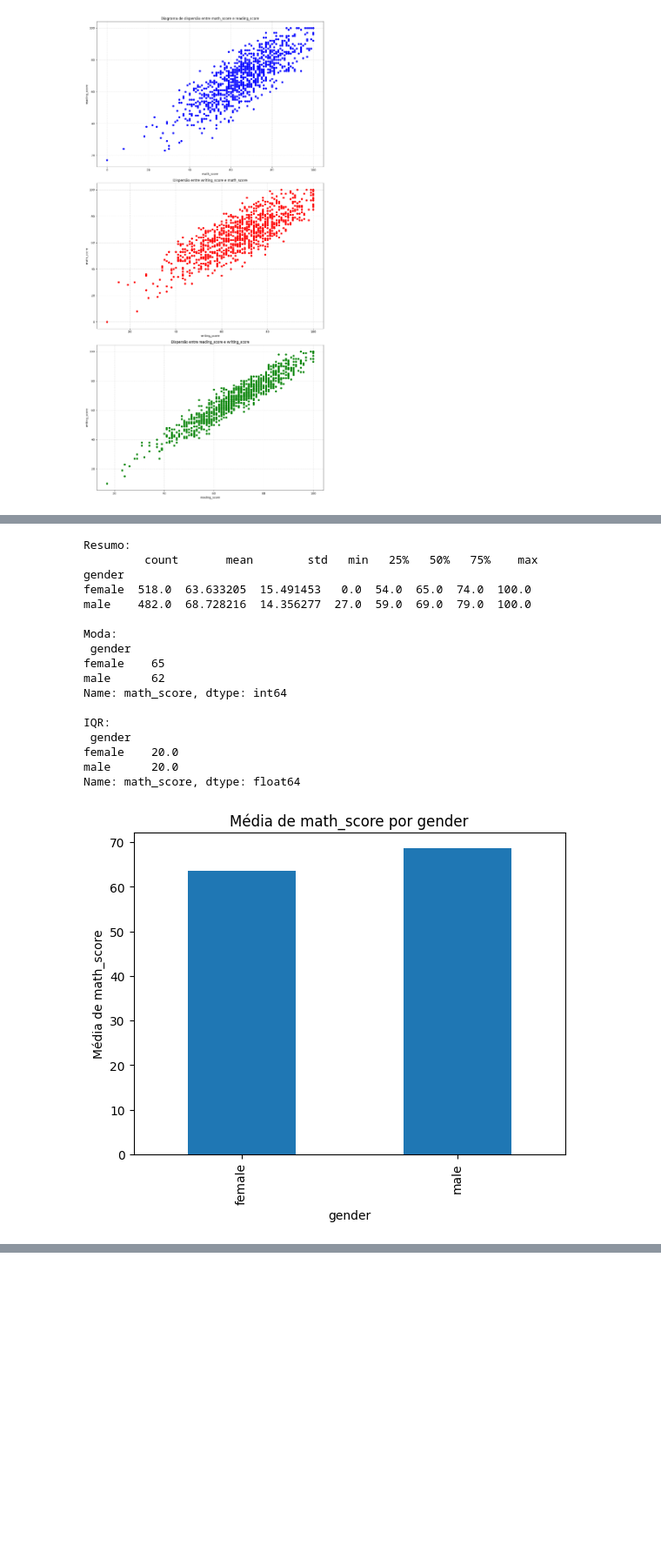
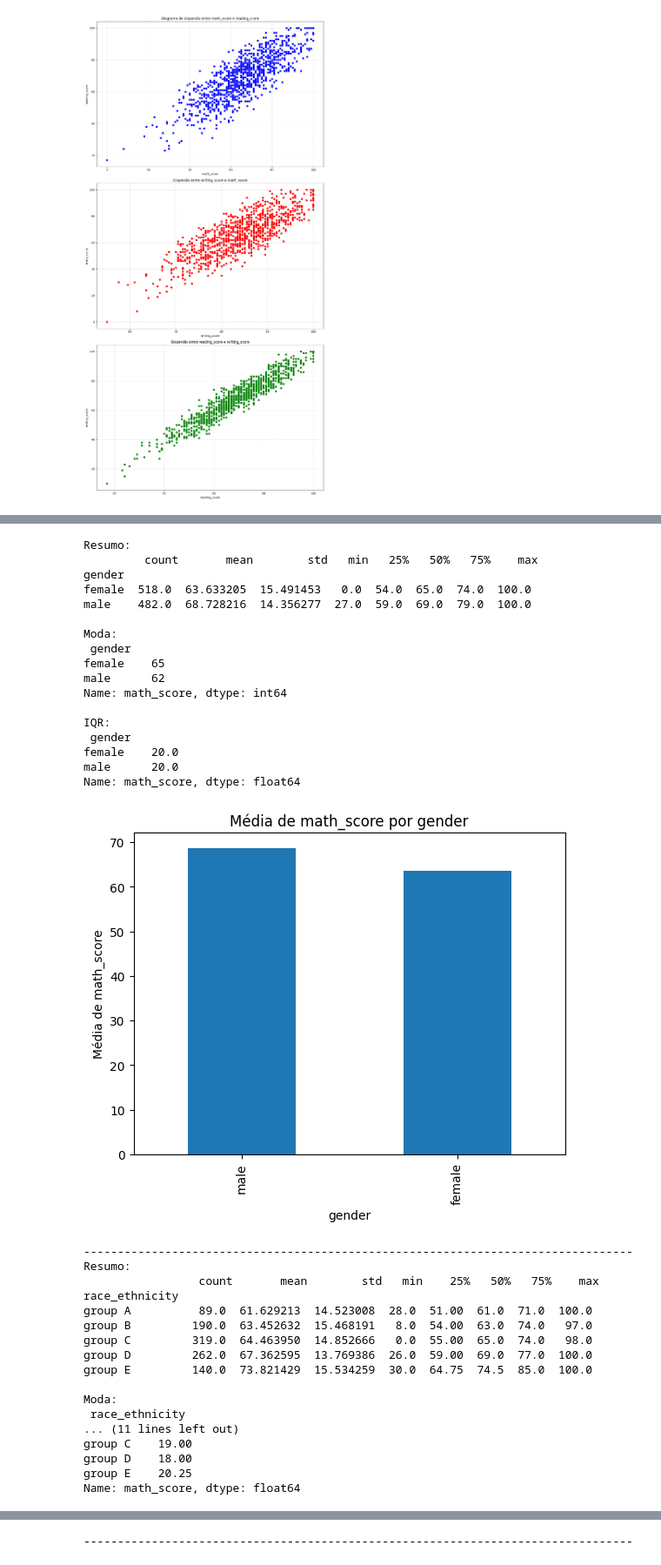
Before and after one commit to lucaslimaromero/Trabalho-Estatistica, a Jupyter notebook: trabalho.ipynb, the cells around one changed output, grey strips where cells are left out. Shown at 87% size. Saved outputs shown, nothing was run; the diff lists cells and outputs as text; code cells hidden in the pictures; blank space fills up the shorter version.

```diff
--- a/trabalho.ipynb
+++ b/trabalho.ipynb
@@ -325,36 +335,63 @@ Isso não significa necessariamente que ser bom em matemática faz alguém ser b
 # %%
-# Calcular as medidas resumo para "math_score" agrupadas por "gender"
-resumo = dados.groupby('gender')['math_score'].describe()
-print("Resumo:\n", resumo)
+# Variáveis qualitativas de escolha
+variaveis = ['gender', 'race_ethnicity', 'parental_level_of_education', 'lunch', 'test_preparation_course']
 
-# Calcular a moda para "math_score" agrupadas por "gender"
-moda = dados.groupby('gender')['math_score'].agg(pd.Series.mode)
-print("\nModa:\n", moda)
+# Escolhemos a disciplina de matemática para realizar a comparação
+subject = 'math_score'
 
-# Calcular o IQR para "math_score" agrupadas por "gender"
-iqr = dados.groupby('gender')['math_score'].apply(lambda x: x.quantile(0.75) - x.quantile(0.25))
-print("\nIQR:\n", iqr)
+for var in variaveis:
+    # Calcular as medidas resumo para "math_score" agrupadas por variável qualitativa
+    resumo = dados.groupby(var)[subject].describe()
+    print("Resumo:\n", resumo)
 
-# Criar um gráfico de barras para as médias de "math_score" agrupadas por "gender"
-dados.groupby('gender')['math_score'].mean().plot(kind='bar', title='Média de math_score por gender')
-plt.ylabel('Média de math_score')
-plt.show()
+    # Calcular a moda para "math_score" agrupadas por variável qualitativa
+    moda = dados.groupby(var)[subject].agg(lambda x: pd.Series.mode(x)[0])
+    print("\nModa:\n", moda)
+
+    # Calcular o IQR para "math_score" agrupadas por variável qualitativa
+    iqr = dados.groupby(var)[subject].apply(lambda x: x.quantile(0.75) - x.quantile(0.25))
+    print("\nIQR:\n", iqr)
+
+    # Criar um gráfico de barras para as médias de "math_score" agrupadas por variável qualitativa
+    mean_scores = dados.groupby(var)[subject].mean().reindex(ordem[var])
+    mean_scores.plot(kind='bar', title=f'Média de math_score por {var}')
+    #dados.groupby(var)['math_score'].mean().plot(kind='bar', title='Média de math_score por ' + var)
+    plt.ylabel('Média de math_score')
+    plt.show()
+    print("---------------------------------------------------------------------------------")
 # %% [output]
 Resumo:
          count       mean        std   min   25%   50%   75%    max
 gender
 female  518.0  63.633205  15.491453   0.0  54.0  65.0  74.0  100.0
 male    482.0  68.728216  14.356277  27.0  59.0  69.0  79.0  100.0
 
 Moda:
  gender
 female    65
 male      62
 Name: math_score, dtype: int64
 
 IQR:
  gender
 female    20.0
 male      20.0
 Name: math_score, dtype: float64
-[figure, old version]
+[figure, new version]
+---------------------------------------------------------------------------------
+Resumo:
+                 count       mean        std   min    25%   50%   75%    max
+race_ethnicity
+group A          89.0  61.629213  14.523008  28.0  51.00  61.0  71.0  100.0
+group B         190.0  63.452632  15.468191   8.0  54.00  63.0  74.0   97.0
+group C         319.0  64.463950  14.852666   0.0  55.00  65.0  74.0   98.0
+group D         262.0  67.362595  13.769386  26.0  59.00  69.0  77.0  100.0
+group E         140.0  73.821429  15.534259  30.0  64.75  74.5  85.0  100.0
+
+Moda:
+ race_ethnicity
+... (11 lines left out)
+group C    19.00
+group D    18.00
+group E    20.25
+Name: math_score, dtype: float64
@@ -360,0 +454 @@ Name: math_score, dtype: float64
+---------------------------------------------------------------------------------
```
Also changed, not shown: parts of 7 cells of this notebook.
